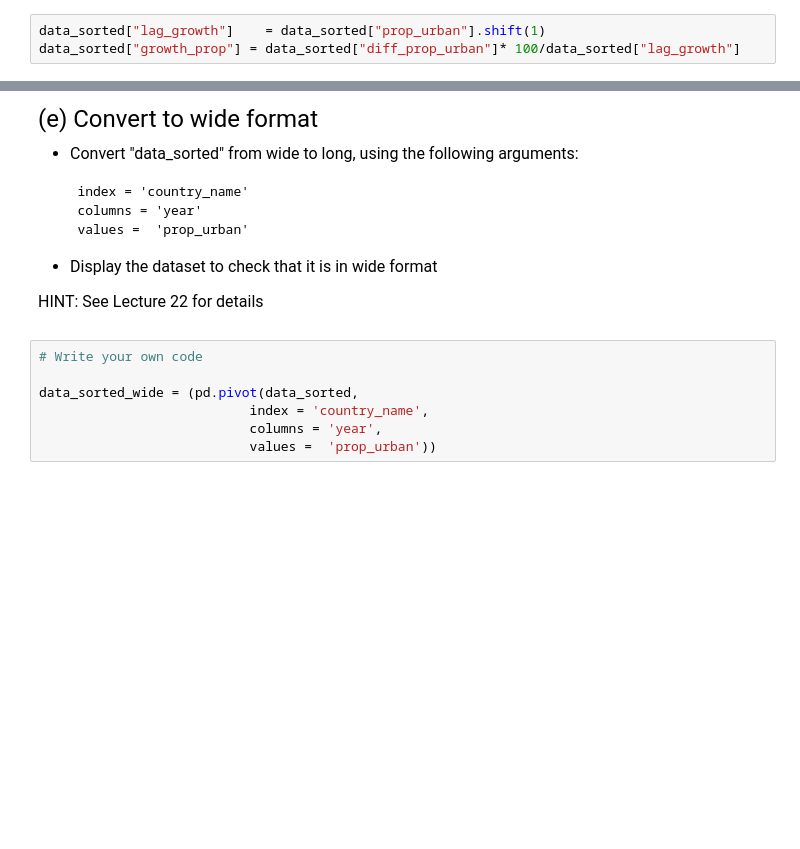
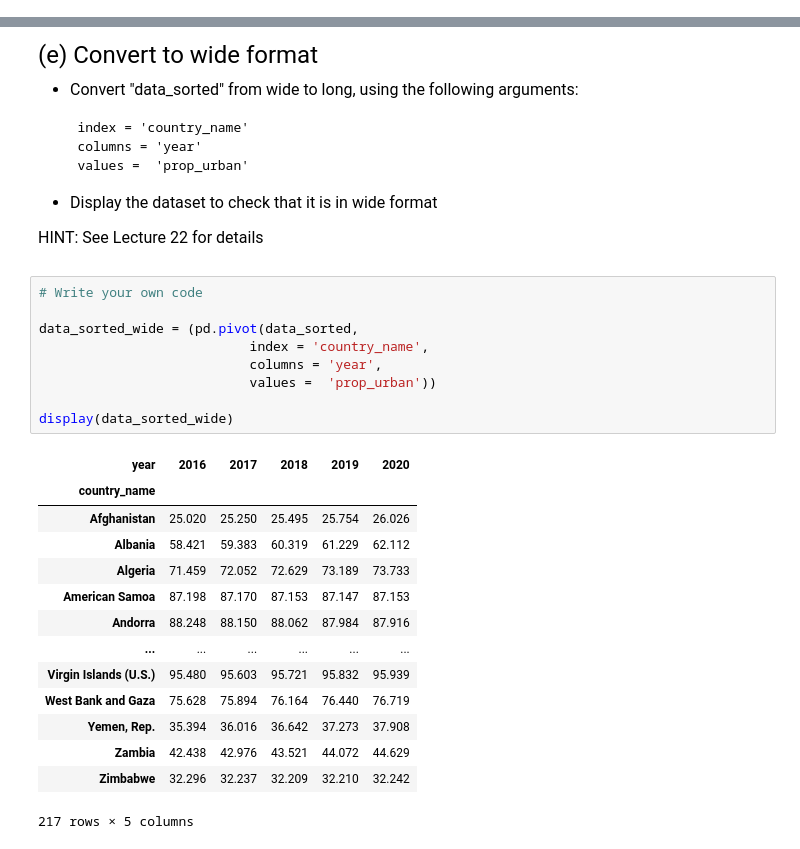
Before and after one commit to AzamLalani1/emoryqtm151, a Jupyter notebook: Assignment 10/Assignment 10.ipynb, the cells around one changed output, grey strips where cells are left out. Drawn from its saved outputs; the diff is of its cells as text; blank space fills up the shorter version.

```diff
--- a/Assignment 10/Assignment 10.ipynb
+++ b/Assignment 10/Assignment 10.ipynb
@@ -120,6 +120,3 @@ data_sorted.query('country_name=="United States"')
-# %%
-data_sorted["lag_growth"]    = data_sorted["prop_urban"].shift(1)
-data_sorted["growth_prop"] = data_sorted["diff_prop_urban"]* 100/data_sorted["lag_growth"]
 # %%
 urbanunited[["date","prop_urban"]].set_index("date").plot()
 plt.xlabel("Time")
@@ -147,7 +144,24 @@ HINT: See Lecture 22 for details
 # %%
 # Write your own code
 
 data_sorted_wide = (pd.pivot(data_sorted,
                            index = 'country_name',
                            columns = 'year',
                            values =  'prop_urban'))
+
+display(data_sorted_wide)
+# %% [output]
+| year | 2016 | 2017 | 2018 | 2019 | 2020 |
+| country_name |  |  |  |  |  |
+| Afghanistan | 25.020 | 25.250 | 25.495 | 25.754 | 26.026 |
+| Albania | 58.421 | 59.383 | 60.319 | 61.229 | 62.112 |
+| Algeria | 71.459 | 72.052 | 72.629 | 73.189 | 73.733 |
+| American Samoa | 87.198 | 87.170 | 87.153 | 87.147 | 87.153 |
+| Andorra | 88.248 | 88.150 | 88.062 | 87.984 | 87.916 |
+| ... | ... | ... | ... | ... | ... |
+| Virgin Islands (U.S.) | 95.480 | 95.603 | 95.721 | 95.832 | 95.939 |
+| West Bank and Gaza | 75.628 | 75.894 | 76.164 | 76.440 | 76.719 |
+| Yemen, Rep. | 35.394 | 36.016 | 36.642 | 37.273 | 37.908 |
+| Zambia | 42.438 | 42.976 | 43.521 | 44.072 | 44.629 |
+| Zimbabwe | 32.296 | 32.237 | 32.209 | 32.210 | 32.242 |
+217 rows × 5 columns
```
Also changed, not shown: parts of 1 cell of this notebook, 6 other files.
